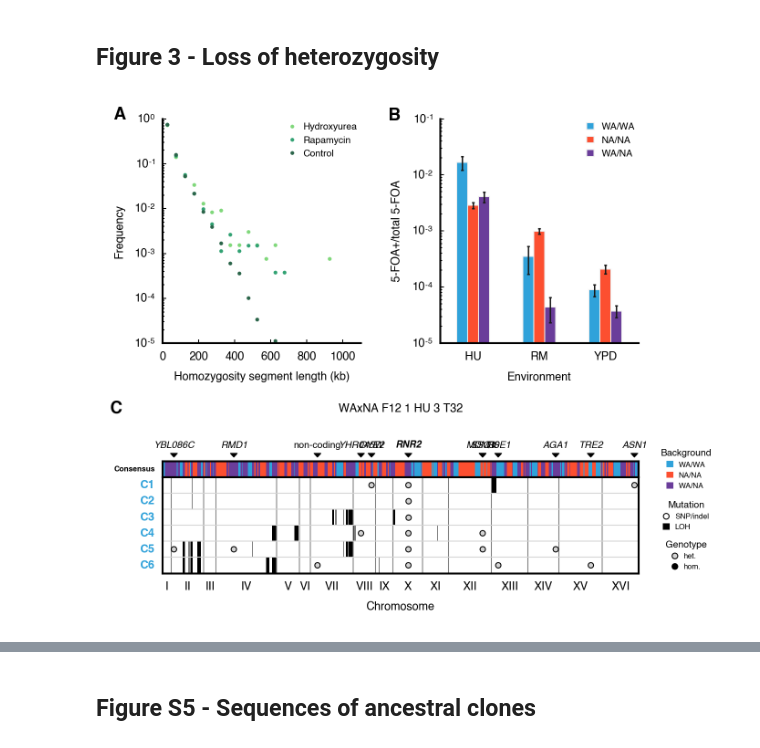
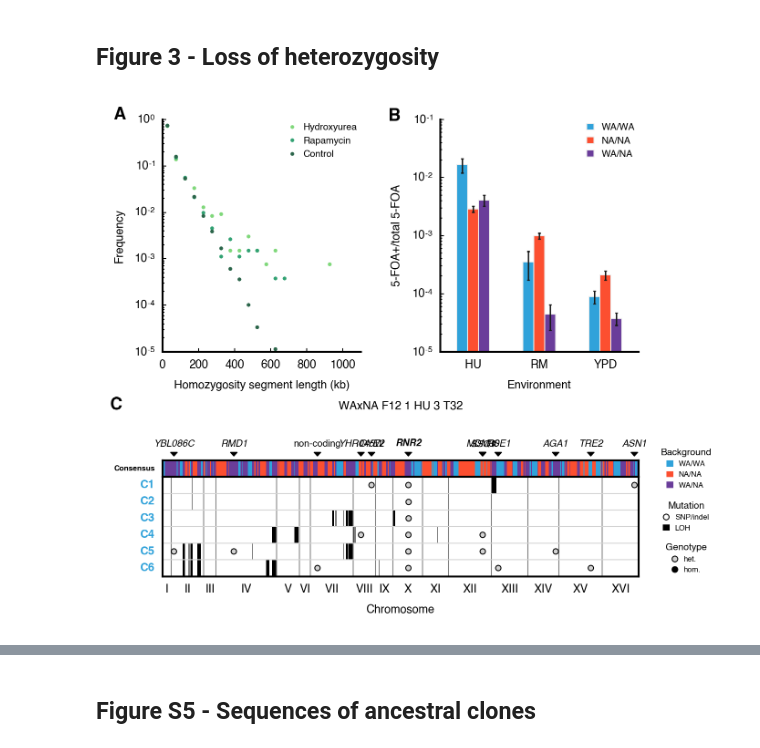
Before and after one commit to ivazquez/clonal-heterogeneity, a Jupyter notebook: src/figure3.ipynb, the cells around one changed output, grey strips where cells are left out. Drawn from its saved outputs; the diff is of its cells as text; code cells hidden in the pictures.

```diff
--- a/src/figure3.ipynb
+++ b/src/figure3.ipynb
@@ -175,9 +229,9 @@ loh_fluctuation_df.head()
 # %% [markdown]
 ## Figure 3 - Loss of heterozygosity
 # %%
-fig = plt.figure(figsize=(4, 4))
+fig = plt.figure(figsize=(4, 6))
 
-grid = gridspec.GridSpec(2, 2, height_ratios=[2, 1], hspace=0.7, wspace=0.4)
+grid = gridspec.GridSpec(nrows=3, ncols=2, height_ratios=[2, 1, 1], hspace=0.7, wspace=0.4)
 
 gs = {}
 gs['length'] = gridspec.GridSpecFromSubplotSpec(1, 1, subplot_spec=grid[0,0])
@@ -233,7 +287,7 @@ ax4.text(-0.085, 1.8, 'C', transform=ax4.transAxes,
 cmap = mpl.colors.ListedColormap([config.background['color']['NA/NA'],
                                   config.background['color']['WA/NA'],
                                   config.background['color']['WA/WA']])
-bounds=[0,1,2]
+bounds = [0,1,2]
 norm = mpl.colors.BoundaryNorm(bounds, cmap.N)
 
 seq_dn_df_sliced = pd.pivot_table(seq_dn_df,
@@ -341,31 +395,31 @@ leg2 = ax4.legend([snp_indel_artist,loh_artist], ['SNP/indel','LOH'],
                   borderaxespad=0, handlelength=0.75,
                   title='Mutation', prop={'size':4})
 
 het_artist = lines.Line2D((0,1),(0,0), mec='k', mfc=config.genotype['color'][1],
                           marker='o', markersize=3, linestyle='')
 hom_artist = lines.Line2D((0,1),(0,0), mec='k', mfc=config.genotype['color'][2],
                           marker='o', markersize=3, linestyle='')
 
 leg3 = ax4.legend([het_artist,hom_artist], ['het.','hom.'],
                   bbox_to_anchor=(1.1, 0), ncol=1,
                   frameon=False, loc='lower center',
                   borderaxespad=0, handlelength=0.75,
                   title='Genotype', prop={'size':4})
 
 ax4.add_artist(leg2)
 
 for leg in [leg1,leg2,leg3]:
     plt.setp(leg.get_title(),fontsize=5)
 
 # axes limits
 for ax in fig.get_axes():
     ax.xaxis.label.set_size(6)
     ax.yaxis.label.set_size(6)
     ax.tick_params(axis='both', which='major', size=2, labelsize=6)
     ax.tick_params(axis='both', which='minor', size=1, labelsize=4)
 
 fig.savefig(dir_paper+'figures/figure3/figure3.png', bbox_inches='tight')
 fig.savefig(dir_paper+'figures/figure3/figure3.svg', bbox_inches='tight')
 plt.show()
 # %% [output]
-[figure, old version]
+[figure, new version]
```
Also changed, not shown: parts of 10 cells of this notebook, 9 other files.
